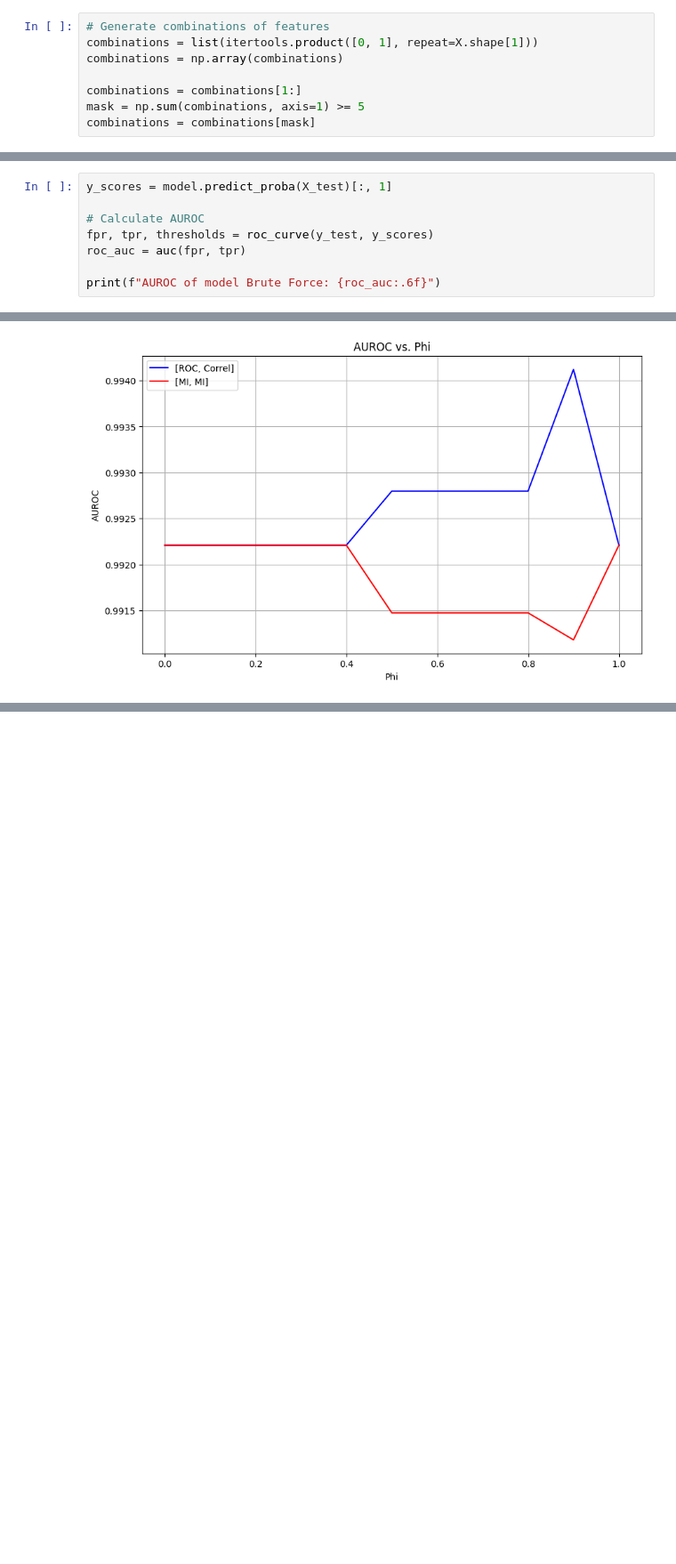
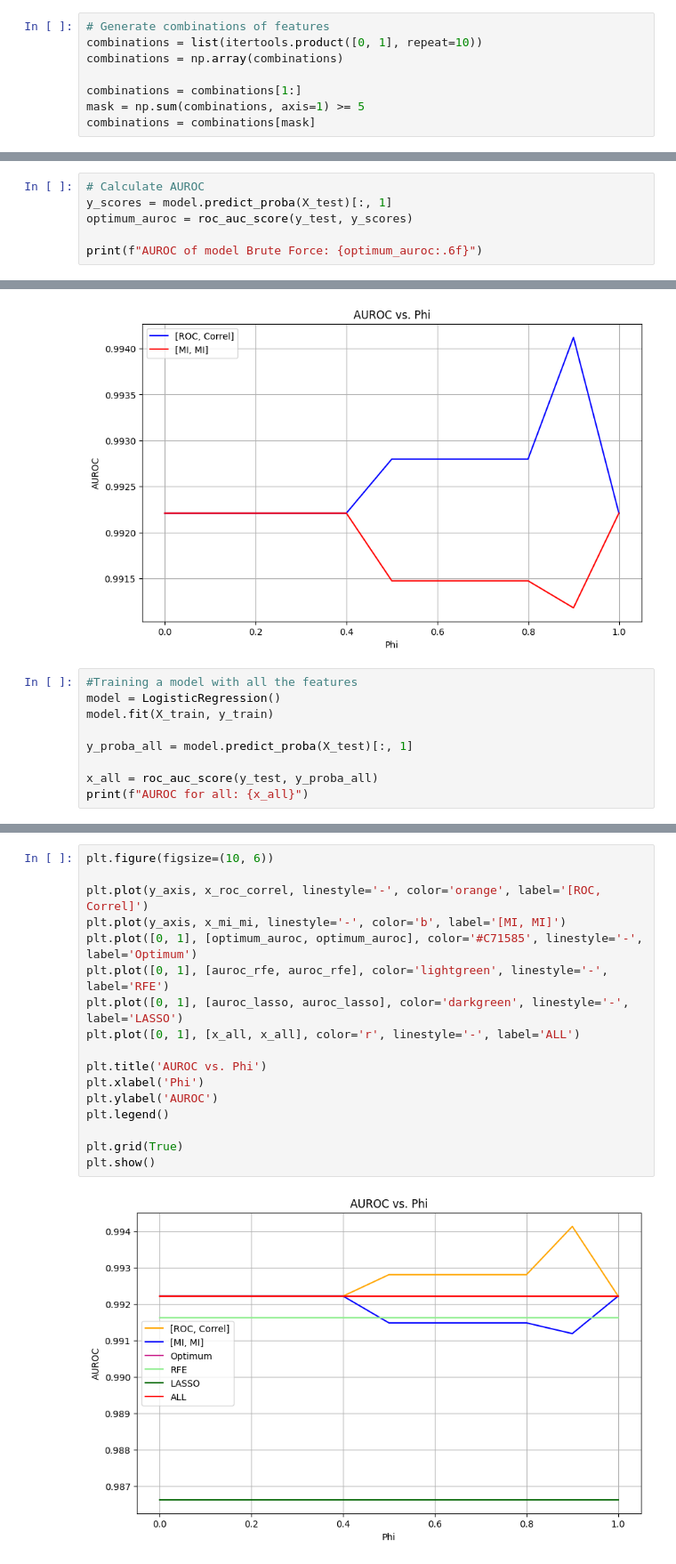
Before and after one commit to annafcosta/Quantum-Computer-Feature-Selection, a Jupyter notebook: src/breast_cancer.ipynb, the cells around one changed output, grey strips where cells are left out. Shown: that part at 89% size. Drawn from its saved outputs; the diff is of its cells as text; blank space fills up the shorter version.

```diff
--- a/src/breast_cancer.ipynb
+++ b/src/breast_cancer.ipynb
@@ -263,7 +266,7 @@ def brute_force(phi, combinations, target_corr, corr_matrix):
     return selected_features
 # %%
 # Generate combinations of features
-combinations = list(itertools.product([0, 1], repeat=X.shape[1]))
+combinations = list(itertools.product([0, 1], repeat=10))
 combinations = np.array(combinations)
 
 combinations = combinations[1:]
@@ -302,11 +305,9 @@ Acuracy of Model: 0.935673
 # %%
+# Calculate AUROC
 y_scores = model.predict_proba(X_test)[:, 1]
+optimum_auroc = roc_auc_score(y_test, y_scores)
 
-# Calculate AUROC
-fpr, tpr, thresholds = roc_curve(y_test, y_scores)
-roc_auc = auc(fpr, tpr)
-
-print(f"AUROC of model Brute Force: {roc_auc:.6f}")
+print(f"AUROC of model Brute Force: {optimum_auroc:.6f}")
 # %% [output]
 AUROC of model Brute Force: 0.992210
 # %%
@@ -426,3 +427,12 @@ plt.grid(True)
 plt.show()
 # %% [output]
 [figure]
+# %%
+#Training a model with all the features
+model = LogisticRegression()
+model.fit(X_train, y_train)
+
+y_proba_all = model.predict_proba(X_test)[:, 1]
+
+x_all = roc_auc_score(y_test, y_proba_all)
+print(f"AUROC for all: {x_all}")
@@ -428,0 +441,19 @@ plt.show()
+# %%
+plt.figure(figsize=(10, 6))
+
+plt.plot(y_axis, x_roc_correl, linestyle='-', color='orange', label='[ROC, Correl]')
+plt.plot(y_axis, x_mi_mi, linestyle='-', color='b', label='[MI, MI]')
+plt.plot([0, 1], [optimum_auroc, optimum_auroc], color='#C71585', linestyle='-', label='Optimum')
+plt.plot([0, 1], [auroc_rfe, auroc_rfe], color='lightgreen', linestyle='-', label='RFE')
+plt.plot([0, 1], [auroc_lasso, auroc_lasso], color='darkgreen', linestyle='-', label='LASSO')
+plt.plot([0, 1], [x_all, x_all], color='r', linestyle='-', label='ALL')
+
+plt.title('AUROC vs. Phi')
+plt.xlabel('Phi')
+plt.ylabel('AUROC')
+plt.legend()
+
+plt.grid(True)
+plt.show()
+# %% [output]
+[figure, added]
```
Also changed, not shown: parts of 12 cells of this notebook.
